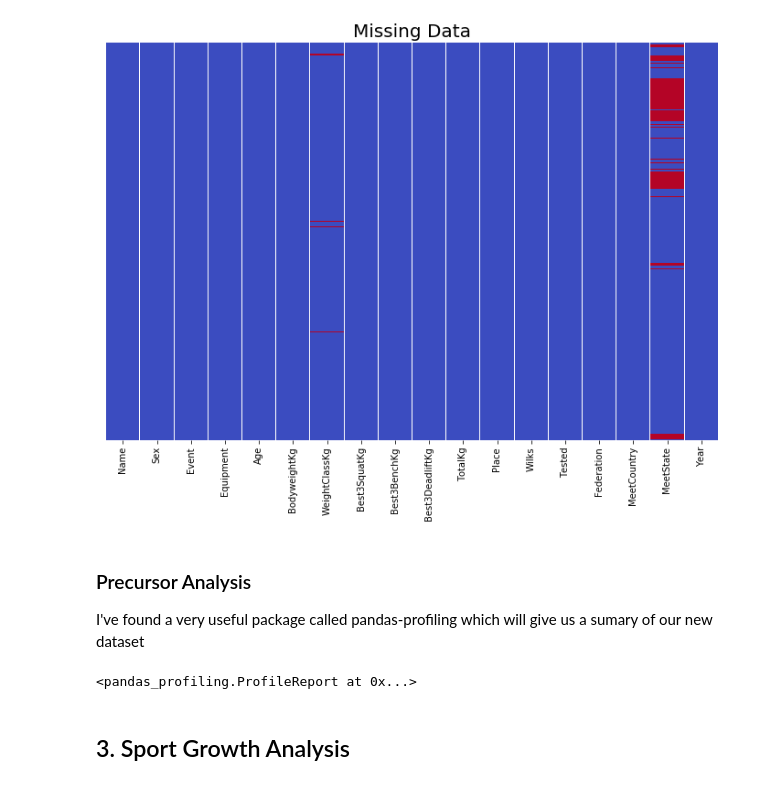
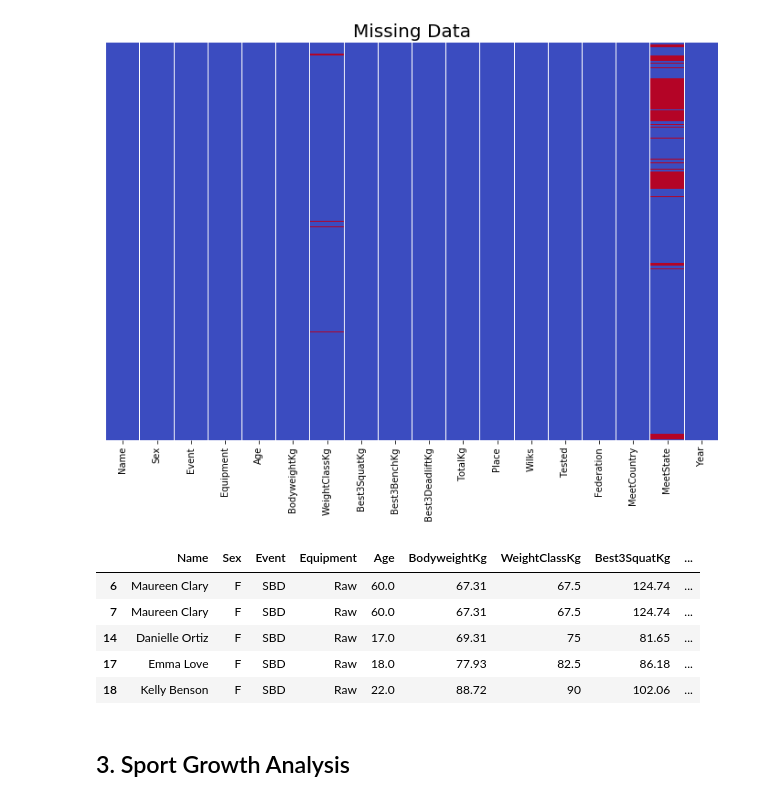
Before and after one commit to ParkerRam/Powerlifting-Analysis, a Jupyter notebook: pl_analysis.ipynb, the cells around one changed output. Cells and saved outputs as stored; diff of their text form; code cells hidden in the pictures.

```diff
--- a/pl_analysis.ipynb
+++ b/pl_analysis.ipynb
@@ -85,13 +86,15 @@ plt.show()
 # %% [output]
 (176434, 18)
 [figure]
-# %% [markdown]
-### Precursor Analysis
-I've found a very useful package called pandas-profiling which will give us a sumary of our new dataset
-# %%
-pandas_profiling.ProfileReport(pl)
-# %% [output]
-<pandas_profiling.ProfileReport at 0x...>
+# %%
+pl.head()
+# %% [output]
+|  | Name | Sex | Event | Equipment | Age | BodyweightKg | WeightClassKg | Best3SquatKg | ... |
+| 6 | Maureen Clary | F | SBD | Raw | 60.0 | 67.31 | 67.5 | 124.74 | ... |
+| 7 | Maureen Clary | F | SBD | Raw | 60.0 | 67.31 | 67.5 | 124.74 | ... |
+| 14 | Danielle Ortiz | F | SBD | Raw | 17.0 | 69.31 | 75 | 81.65 | ... |
+| 17 | Emma Love | F | SBD | Raw | 18.0 | 77.93 | 82.5 | 86.18 | ... |
+| 18 | Kelly Benson | F | SBD | Raw | 22.0 | 88.72 | 90 | 102.06 | ... |
 # %% [markdown]
 ## 3. Sport Growth Analysis
 # %% [markdown]
```
Also changed, not shown: parts of 13 cells of this notebook.
